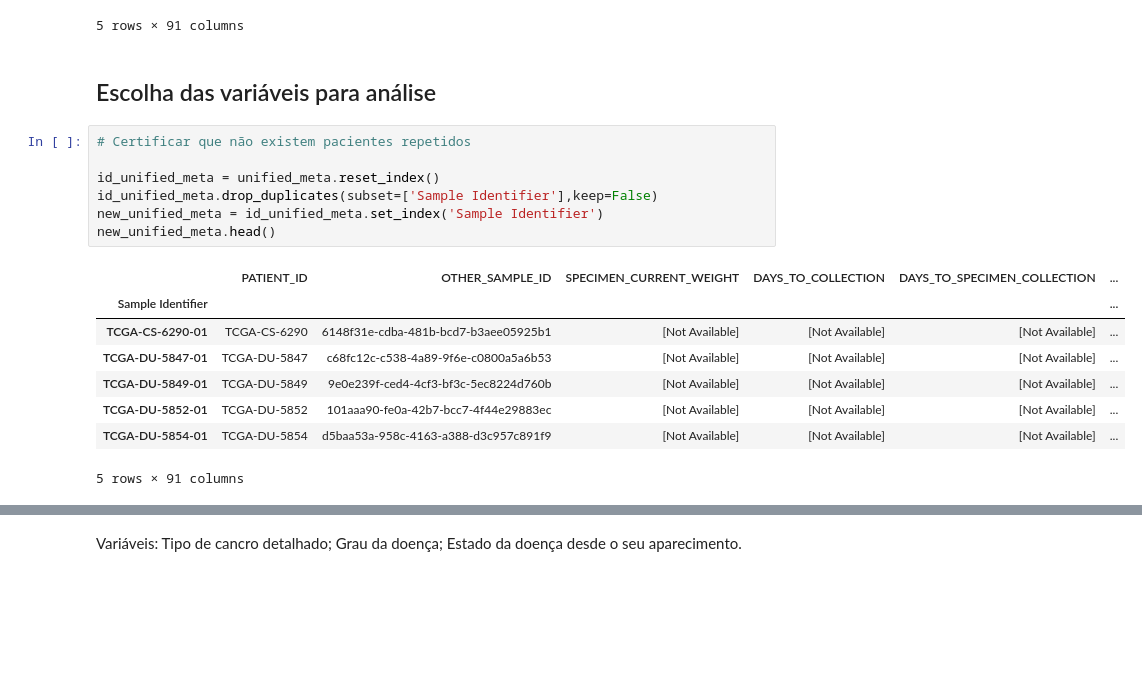
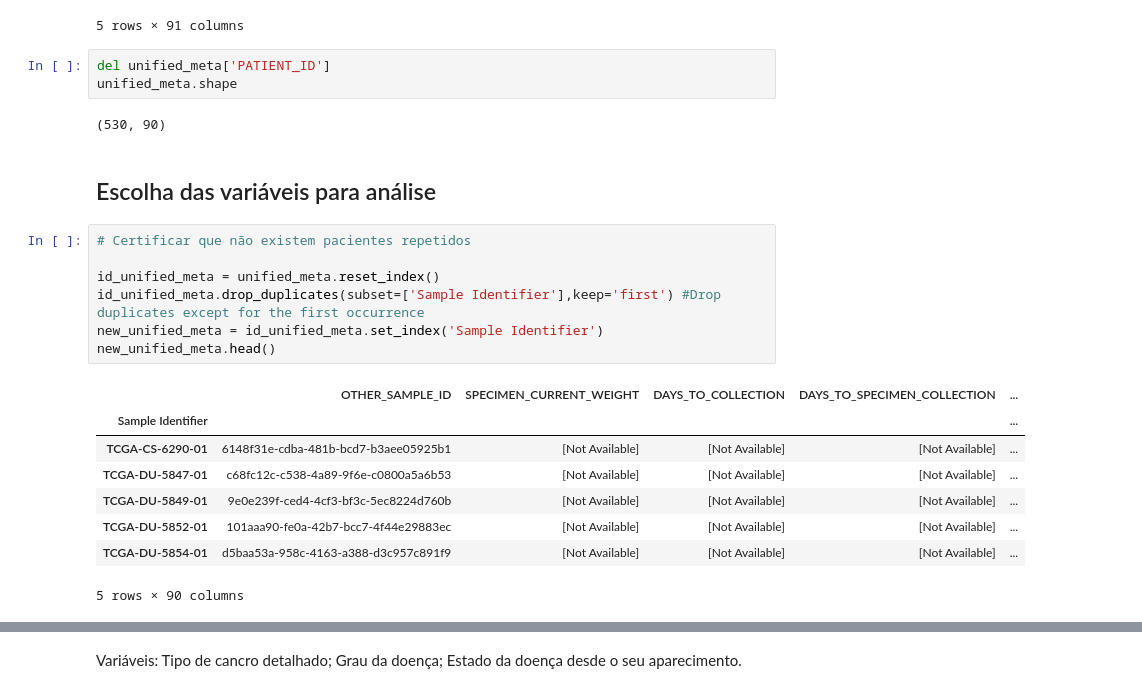
Before and after one commit to anaalexoliveira/Bioinformatica_Glioma, a Jupyter notebook: Glioma_Analysis.ipynb, the cells around one changed output, grey strips where cells are left out. Saved outputs shown, nothing was run; the diff lists cells and outputs as text; blank space fills up the shorter version.

```diff
--- a/Glioma_Analysis.ipynb
+++ b/Glioma_Analysis.ipynb
@@ -231,24 +241,29 @@ unified_meta.head()
 | TCGA-DU-5852-01 | TCGA-DU-5852 | 101aaa90-fe0a-42b7-bcc7-4f44e29883ec | [Not Available] | [Not Available] | [Not Available] | ... |
 | TCGA-DU-5854-01 | TCGA-DU-5854 | d5baa53a-958c-4163-a388-d3c957c891f9 | [Not Available] | [Not Available] | [Not Available] | ... |
 5 rows × 91 columns
+# %%
+del unified_meta['PATIENT_ID']
+unified_meta.shape
+# %% [output]
+(530, 90)
 # %% [markdown]
 ## Escolha das variáveis para análise
 # %%
 # Certificar que não existem pacientes repetidos
 
 id_unified_meta = unified_meta.reset_index()
-id_unified_meta.drop_duplicates(subset=['Sample Identifier'],keep=False)
+id_unified_meta.drop_duplicates(subset=['Sample Identifier'],keep='first') #Drop duplicates except for the first occurrence
 new_unified_meta = id_unified_meta.set_index('Sample Identifier')
 new_unified_meta.head()
 # %% [output]
-|  | PATIENT_ID | OTHER_SAMPLE_ID | SPECIMEN_CURRENT_WEIGHT | DAYS_TO_COLLECTION | DAYS_TO_SPECIMEN_COLLECTION | ... |
-| Sample Identifier |  |  |  |  |  | ... |
-| TCGA-CS-6290-01 | TCGA-CS-6290 | 6148f31e-cdba-481b-bcd7-b3aee05925b1 | [Not Available] | [Not Available] | [Not Available] | ... |
-| TCGA-DU-5847-01 | TCGA-DU-5847 | c68fc12c-c538-4a89-9f6e-c0800a5a6b53 | [Not Available] | [Not Available] | [Not Available] | ... |
-| TCGA-DU-5849-01 | TCGA-DU-5849 | 9e0e239f-ced4-4cf3-bf3c-5ec8224d760b | [Not Available] | [Not Available] | [Not Available] | ... |
-| TCGA-DU-5852-01 | TCGA-DU-5852 | 101aaa90-fe0a-42b7-bcc7-4f44e29883ec | [Not Available] | [Not Available] | [Not Available] | ... |
-| TCGA-DU-5854-01 | TCGA-DU-5854 | d5baa53a-958c-4163-a388-d3c957c891f9 | [Not Available] | [Not Available] | [Not Available] | ... |
+|  | OTHER_SAMPLE_ID | SPECIMEN_CURRENT_WEIGHT | DAYS_TO_COLLECTION | DAYS_TO_SPECIMEN_COLLECTION | ... |
+| Sample Identifier |  |  |  |  | ... |
+| TCGA-CS-6290-01 | 6148f31e-cdba-481b-bcd7-b3aee05925b1 | [Not Available] | [Not Available] | [Not Available] | ... |
+| TCGA-DU-5847-01 | c68fc12c-c538-4a89-9f6e-c0800a5a6b53 | [Not Available] | [Not Available] | [Not Available] | ... |
+| TCGA-DU-5849-01 | 9e0e239f-ced4-4cf3-bf3c-5ec8224d760b | [Not Available] | [Not Available] | [Not Available] | ... |
+| TCGA-DU-5852-01 | 101aaa90-fe0a-42b7-bcc7-4f44e29883ec | [Not Available] | [Not Available] | [Not Available] | ... |
+| TCGA-DU-5854-01 | d5baa53a-958c-4163-a388-d3c957c891f9 | [Not Available] | [Not Available] | [Not Available] | ... |
-5 rows × 91 columns
+5 rows × 90 columns
 # %%
 new_unified_meta.shape
 # %% [output]
```
Also changed, not shown: parts of 18 cells of this notebook.
